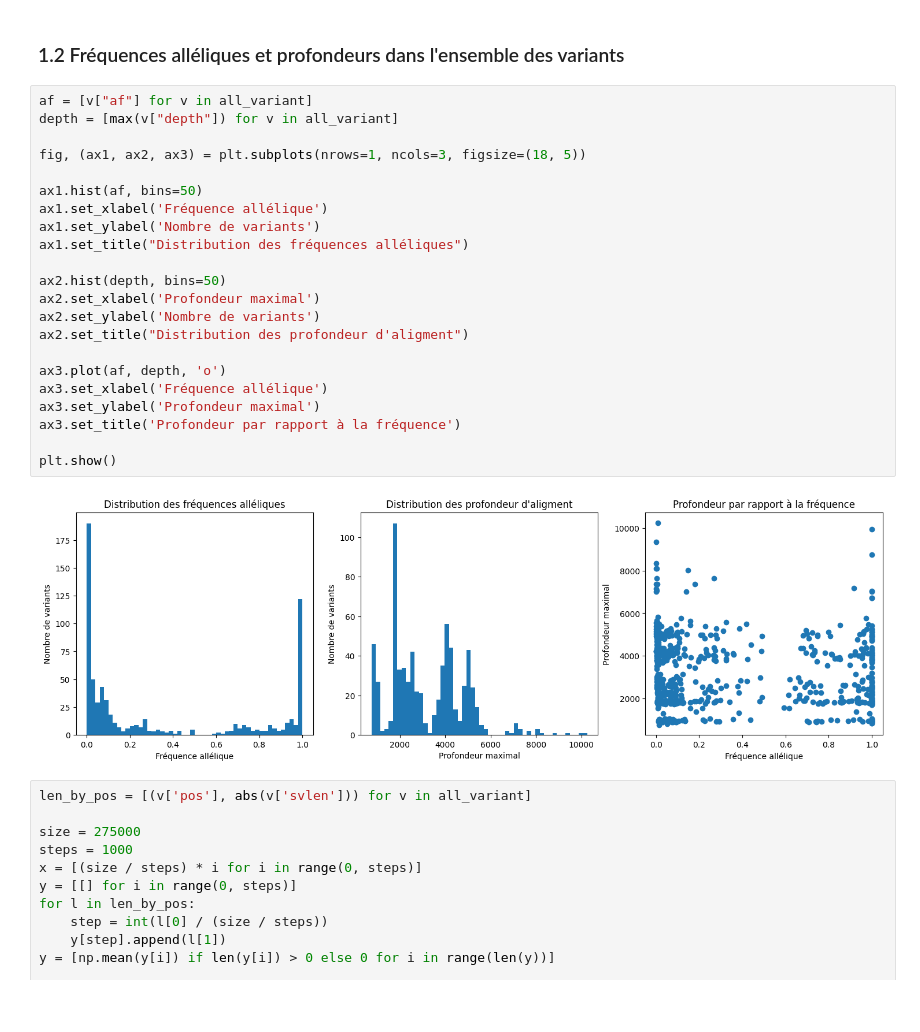
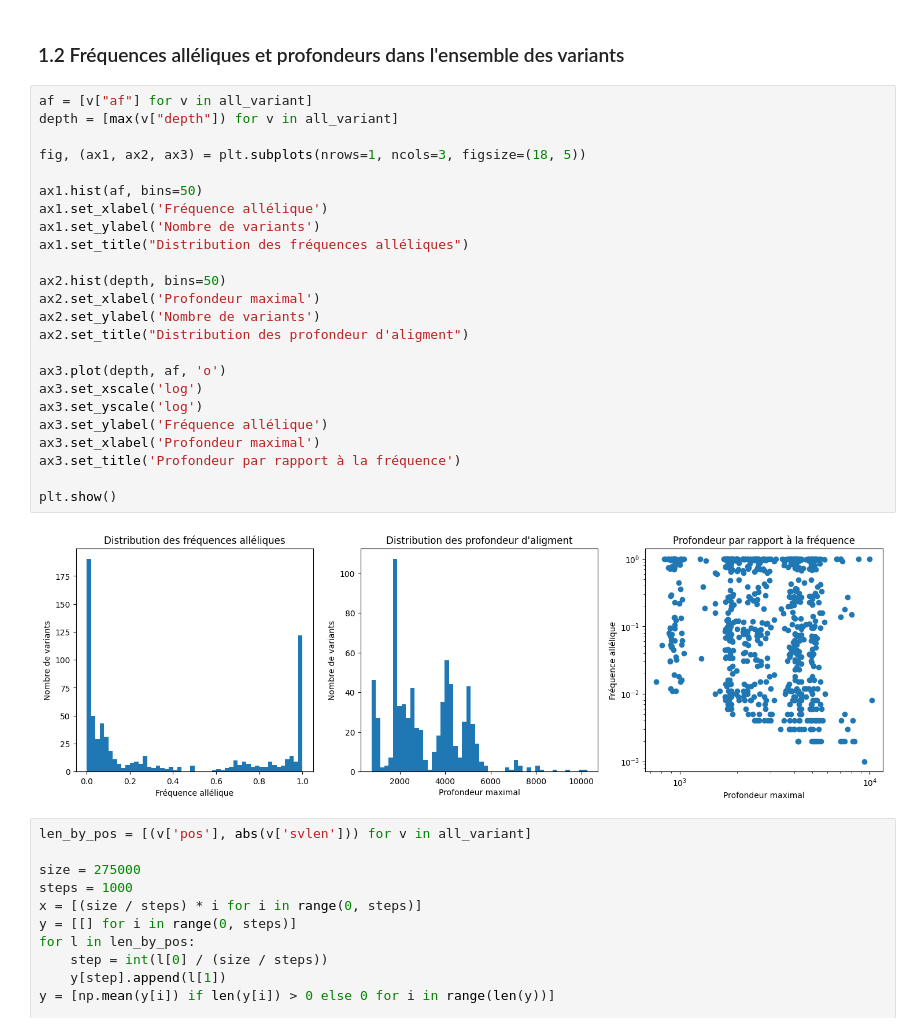
Before and after one commit to Tara-Guillorit/TP-BILL, a Jupyter notebook: src/analysis.ipynb, the cells around one changed output. Cells and saved outputs as stored; diff of their text form; blank space fills up the shorter version.

Commit message:
better plots sample

```diff
--- a/src/analysis.ipynb
+++ b/src/analysis.ipynb
@@ -68,27 +68,29 @@ TCAGTGTCCTCC
 # %%
 af = [v["af"] for v in all_variant]
 depth = [max(v["depth"]) for v in all_variant]
 
 fig, (ax1, ax2, ax3) = plt.subplots(nrows=1, ncols=3, figsize=(18, 5))
 
 ax1.hist(af, bins=50)
 ax1.set_xlabel('Fréquence allélique')
 ax1.set_ylabel('Nombre de variants')
 ax1.set_title("Distribution des fréquences alléliques")
 
 ax2.hist(depth, bins=50)
 ax2.set_xlabel('Profondeur maximal')
 ax2.set_ylabel('Nombre de variants')
 ax2.set_title("Distribution des profondeur d'aligment")
 
-ax3.plot(af, depth, 'o')
-ax3.set_xlabel('Fréquence allélique')
-ax3.set_ylabel('Profondeur maximal')
+ax3.plot(depth, af, 'o')
+ax3.set_xscale('log')
+ax3.set_yscale('log')
+ax3.set_ylabel('Fréquence allélique')
+ax3.set_xlabel('Profondeur maximal')
 ax3.set_title('Profondeur par rapport à la fréquence')
 
 plt.show()
 # %% [output]
-[figure, old version]
+[figure, new version]
 # %%
 len_by_pos = [(v['pos'], abs(v['svlen'])) for v in all_variant]
 
```
Also changed, not shown: 1 other file.
